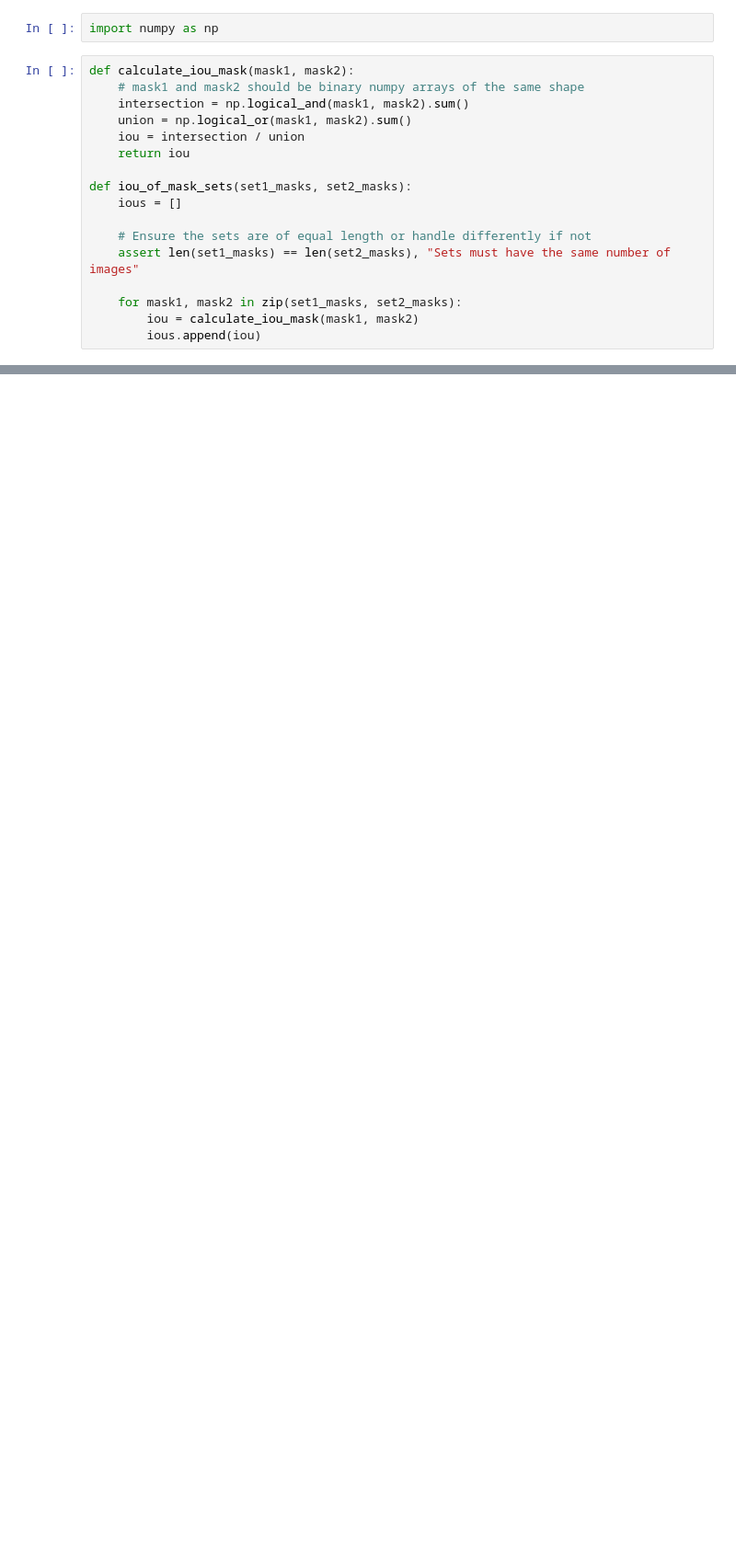
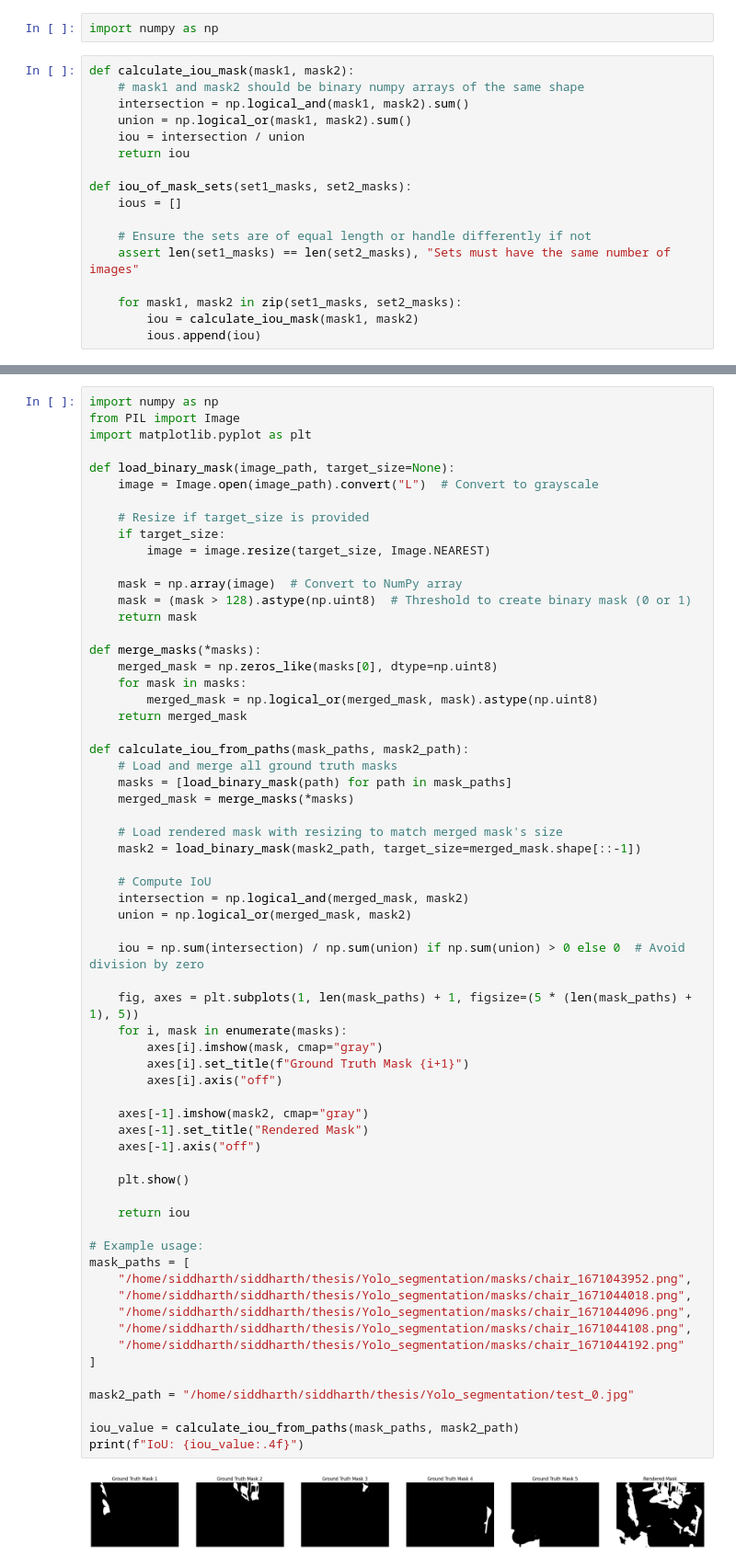
Before and after one commit to siddharthdesai06/DimSegNet, a Jupyter notebook: testing.ipynb, the cells around one changed output, grey strips where cells are left out. Shown at 92% size. Saved outputs shown, nothing was run; the diff lists cells and outputs as text; blank space fills up the shorter version.

```diff
--- a/testing.ipynb
+++ b/testing.ipynb
@@ -73,0 +205,65 @@ FileNotFoundError: [Errno 2] No such file or directory: '/home/siddharth/siddhar
+# %%
+import numpy as np
+from PIL import Image
+import matplotlib.pyplot as plt
+
+def load_binary_mask(image_path, target_size=None):
+    image = Image.open(image_path).convert("L")  # Convert to grayscale
+
+    # Resize if target_size is provided
+    if target_size:
+        image = image.resize(target_size, Image.NEAREST)
+
+    mask = np.array(image)  # Convert to NumPy array
+    mask = (mask > 128).astype(np.uint8)  # Threshold to create binary mask (0 or 1)
+    return mask
+
+def merge_masks(*masks):
+    merged_mask = np.zeros_like(masks[0], dtype=np.uint8)
+    for mask in masks:
+        merged_mask = np.logical_or(merged_mask, mask).astype(np.uint8)
+    return merged_mask
+
+def calculate_iou_from_paths(mask_paths, mask2_path):
+    # Load and merge all ground truth masks
+    masks = [load_binary_mask(path) for path in mask_paths]
+    merged_mask = merge_masks(*masks)
+
+    # Load rendered mask with resizing to match merged mask's size
+    mask2 = load_binary_mask(mask2_path, target_size=merged_mask.shape[::-1])
+
+    # Compute IoU
+    intersection = np.logical_and(merged_mask, mask2)
+    union = np.logical_or(merged_mask, mask2)
+
+    iou = np.sum(intersection) / np.sum(union) if np.sum(union) > 0 else 0  # Avoid division by zero
+
+    fig, axes = plt.subplots(1, len(mask_paths) + 1, figsize=(5 * (len(mask_paths) + 1), 5))
+    for i, mask in enumerate(masks):
+        axes[i].imshow(mask, cmap="gray")
+        axes[i].set_title(f"Ground Truth Mask {i+1}")
+        axes[i].axis("off")
+
+    axes[-1].imshow(mask2, cmap="gray")
+    axes[-1].set_title("Rendered Mask")
+    axes[-1].axis("off")
+
+    plt.show()
+
+    return iou
+
+# Example usage:
+mask_paths = [
+    "/home/siddharth/siddharth/thesis/Yolo_segmentation/masks/chair_1671043952.png",
+    "/home/siddharth/siddharth/thesis/Yolo_segmentation/masks/chair_1671044018.png",
+    "/home/siddharth/siddharth/thesis/Yolo_segmentation/masks/chair_1671044096.png",
+    "/home/siddharth/siddharth/thesis/Yolo_segmentation/masks/chair_1671044108.png",
+    "/home/siddharth/siddharth/thesis/Yolo_segmentation/masks/chair_1671044192.png"
+]
+
+mask2_path = "/home/siddharth/siddharth/thesis/Yolo_segmentation/test_0.jpg"
+
+iou_value = calculate_iou_from_paths(mask_paths, mask2_path)
+print(f"IoU: {iou_value:.4f}")
+# %% [output]
+[figure, added]
```
Also changed, not shown: parts of 4 cells of this notebook, 2 other files.
